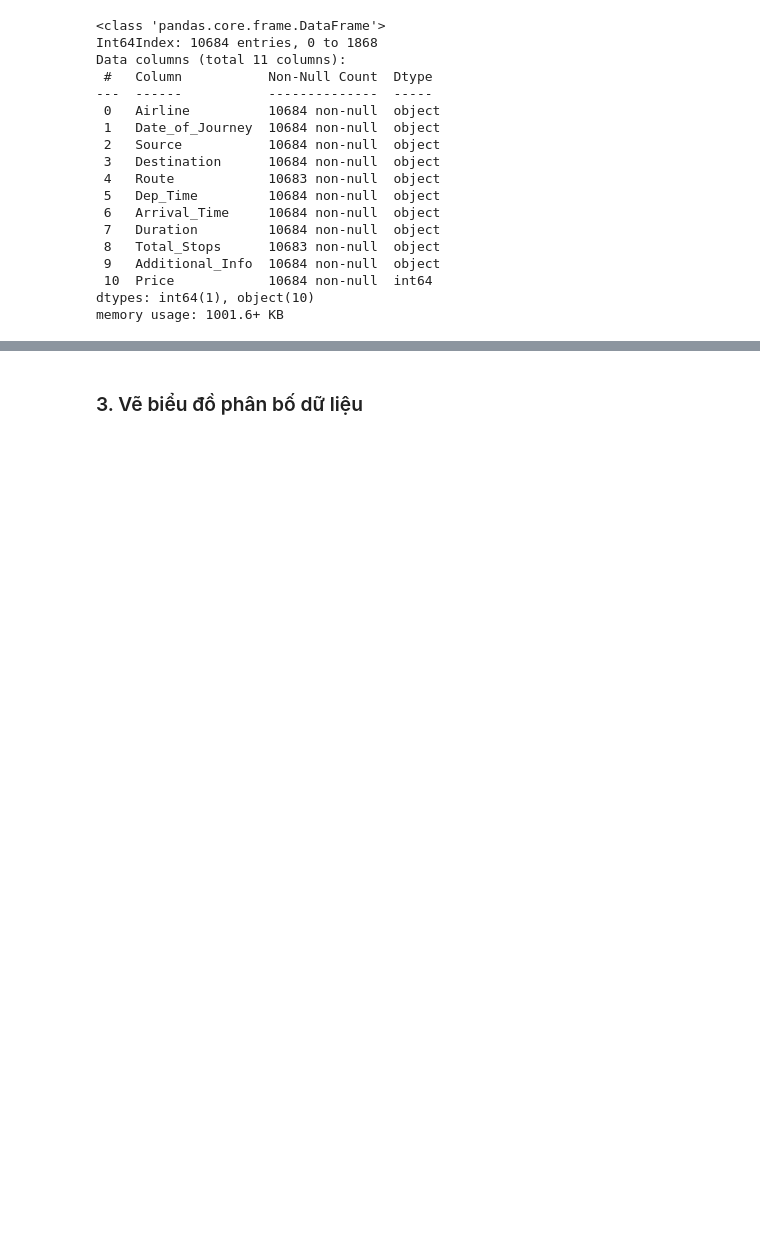
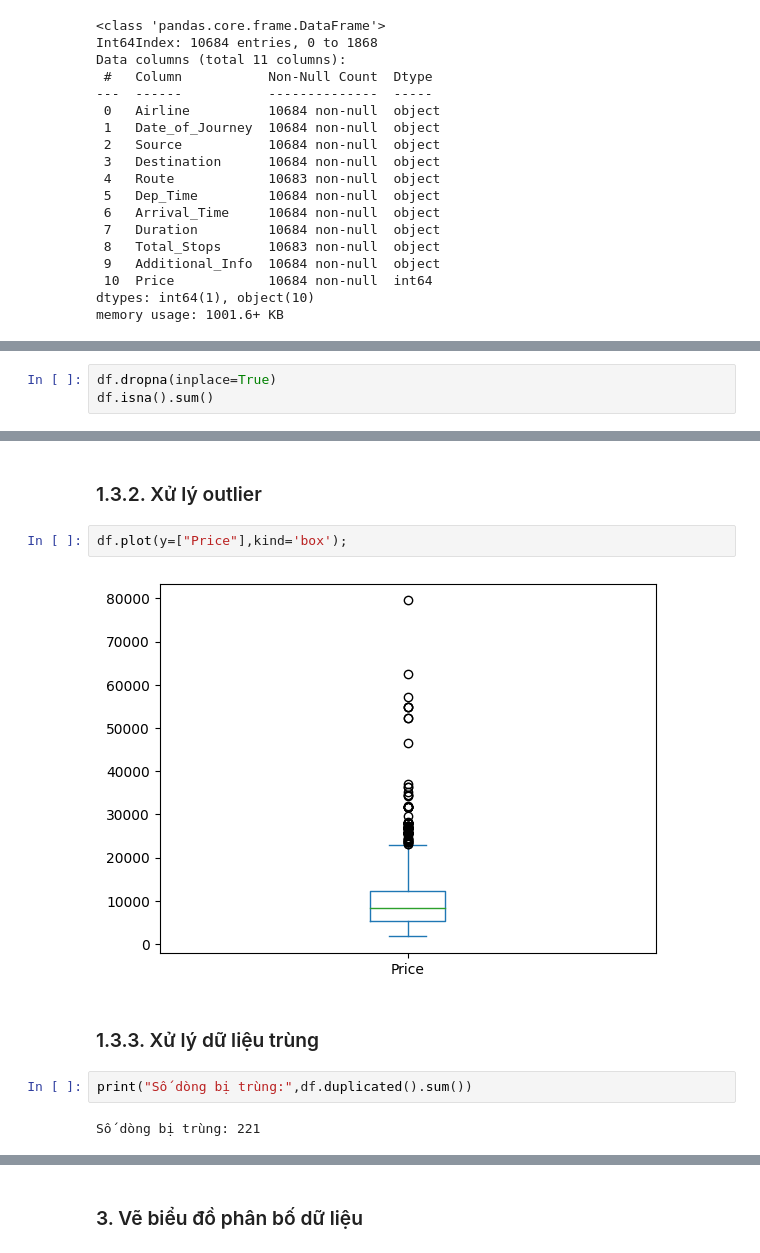
Before and after one commit to QuangHuy54/AppliedDataAnalysis_FinalProject, a Jupyter notebook: 20120497.ipynb, the cells around one changed output, grey strips where cells are left out. Drawn from its saved outputs; the diff is of its cells as text; blank space fills up the shorter version.

```diff
--- a/20120497.ipynb
+++ b/20120497.ipynb
@@ -80,0 +148,3 @@ print("5. Số dòng trùng lặp dữ liệu là",count_duplicates)
+# %%
+df.dropna(inplace=True)
+df.isna().sum()
@@ -80,0 +164,14 @@ print("5. Số dòng trùng lặp dữ liệu là",count_duplicates)
+# %% [markdown]
+
+
+### 1.3.2. Xử lý outlier
+# %%
+df.plot(y=["Price"],kind='box');
+# %% [output]
+[figure, added]
+# %% [markdown]
+### 1.3.3. Xử lý dữ liệu trùng
+# %%
+print("Số dòng bị trùng:",df.duplicated().sum())
+# %% [output]
+Số dòng bị trùng: 221
```
Also changed, not shown: parts of 68 cells of this notebook.
